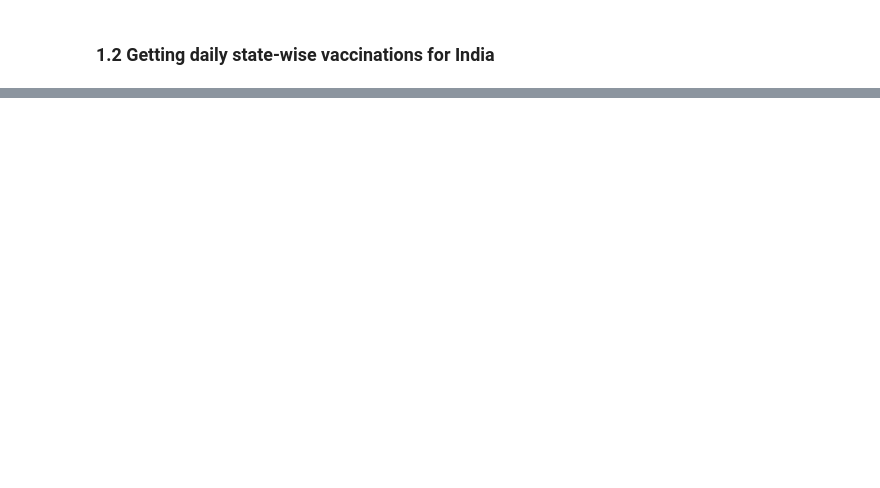
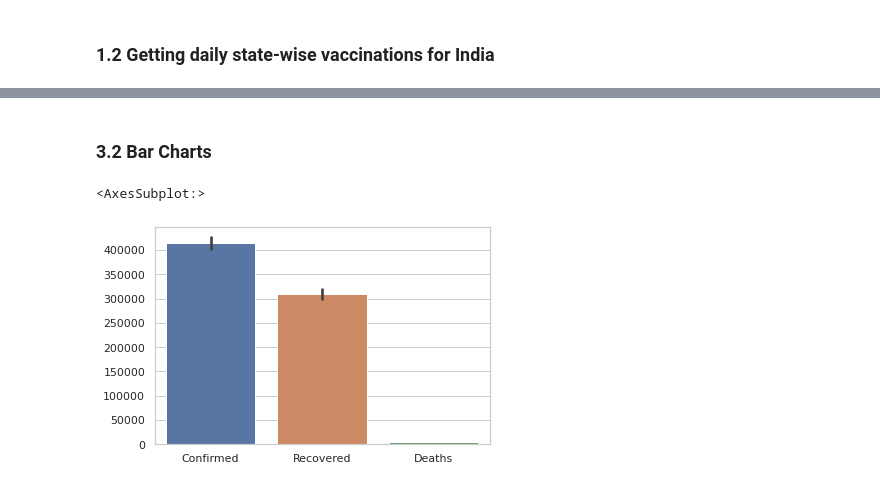
Before and after one commit to Data-Analytics-Project-2021/eda, a Jupyter notebook: eda_india.ipynb, the cells around one changed output, grey strips where cells are left out. Drawn from its saved outputs; the diff is of its cells as text; code cells hidden in the pictures; blank space fills up the shorter version.

```diff
--- a/eda_india.ipynb
+++ b/eda_india.ipynb
@@ -69,0 +274,9 @@ cases.isna().sum().sum()
+# %% [markdown]
+### 3.2 Bar Charts
+# %%
+barchart_filter_cases = cases[['Confirmed', 'Recovered','Deaths']]
+sns.set_theme(style='whitegrid')
+sns.barplot(data=barchart_filter_cases)
+# %% [output]
+<AxesSubplot:>
+[figure, added]
```
Also changed, not shown: parts of 36 cells of this notebook.
